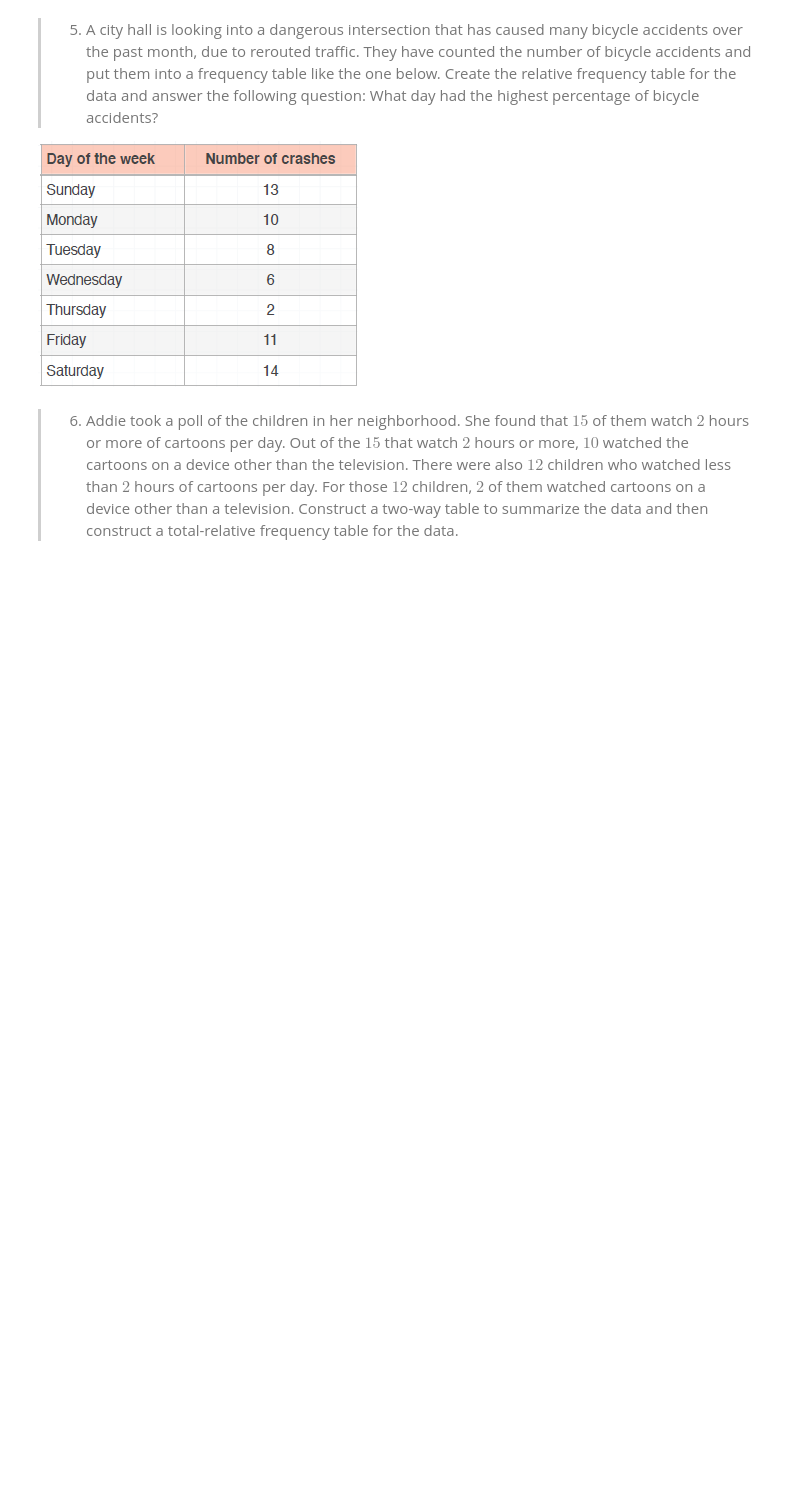
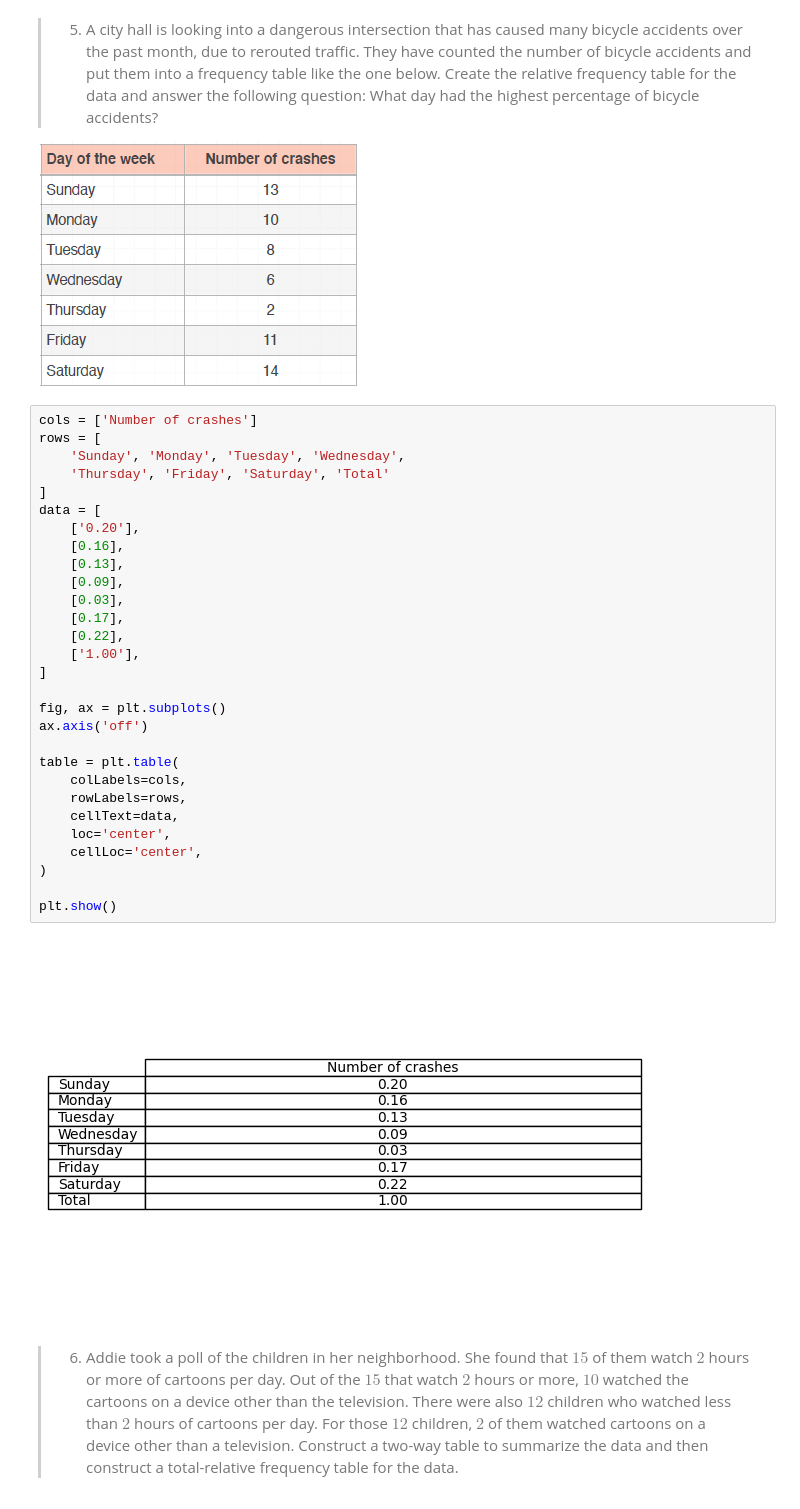
Before and after one commit to acasasis-dev/become-a-probability-n-statistics-master, a Jupyter notebook: bonus/section-02-visualizing-data/exercise-07-relative-frequency-tables-n-dot-plots.ipynb, the cells around one changed output. Cells and saved outputs as stored; diff of their text form; blank space fills up the shorter version.

```diff
--- a/bonus/section-02-visualizing-data/exercise-07-relative-frequency-tables-n-dot-plots.ipynb
+++ b/bonus/section-02-visualizing-data/exercise-07-relative-frequency-tables-n-dot-plots.ipynb
@@ -109,6 +132,37 @@ the data and answer the following question: What day had the highest
 percentage of bicycle accidents?
 
 ![image.png](attachment:image.png)
+# %%
+cols = ['Number of crashes']
+rows = [
+	'Sunday', 'Monday', 'Tuesday', 'Wednesday',
+	'Thursday', 'Friday', 'Saturday', 'Total'
+]
+data = [
+	['0.20'],
+	[0.16],
+	[0.13],
+	[0.09],
+	[0.03],
+	[0.17],
+	[0.22],
+	['1.00'],
+]
+
+fig, ax = plt.subplots()
+ax.axis('off')
+
+table = plt.table(
+	colLabels=cols,
+	rowLabels=rows,
+	cellText=data,
+	loc='center',
+	cellLoc='center',
+)
+
+plt.show()
+# %% [output]
+[figure, added]
 # %% [markdown]
 > 6. Addie took a poll of the children in her neighborhood. She found that
 $15$ of them watch $2$ hours or more of cartoons per day. Out of the $15$ that
```
Also changed, not shown: parts of 2 cells of this notebook.
